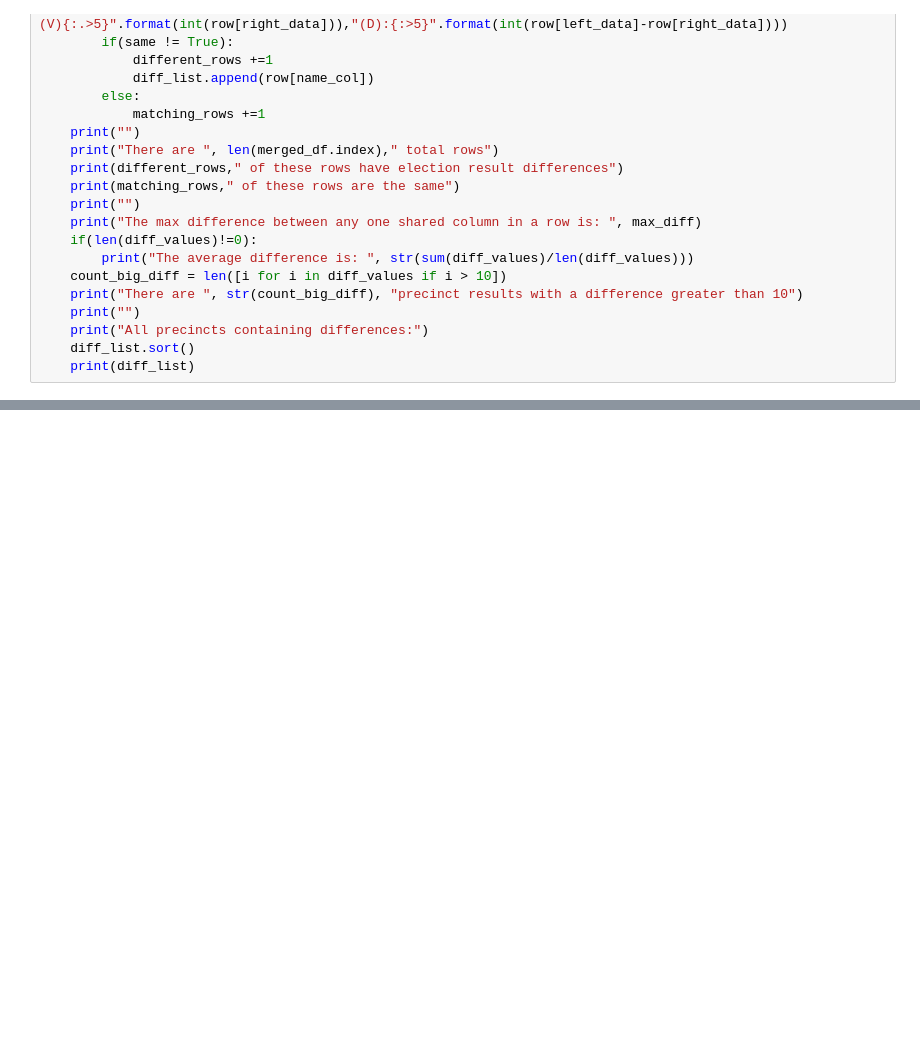
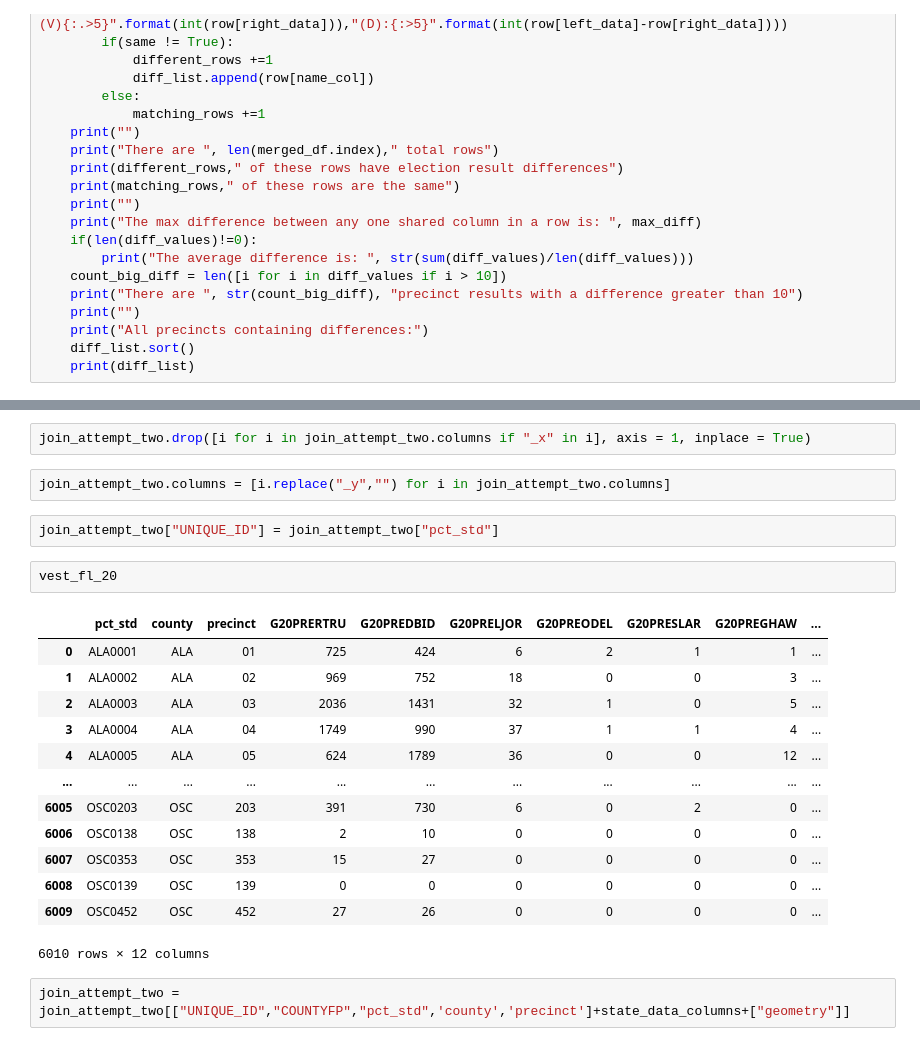
Before and after one commit to nonpartisan-redistricting-datahub/erj-fl, a Jupyter notebook: 2020/general/fl_gen_20_st_prec.ipynb, the cells around one changed output, grey strips where cells are left out. Drawn from its saved outputs; the diff is of its cells as text; blank space fills up the shorter version.

```diff
--- a/2020/general/fl_gen_20_st_prec.ipynb
+++ b/2020/general/fl_gen_20_st_prec.ipynb
@@ -947,0 +1113,24 @@ All precincts containing differences:
+# %%
+join_attempt_two.drop([i for i in join_attempt_two.columns if "_x" in i], axis = 1, inplace = True)
+# %%
+join_attempt_two.columns = [i.replace("_y","") for i in join_attempt_two.columns]
+# %%
+join_attempt_two["UNIQUE_ID"] = join_attempt_two["pct_std"]
+# %%
+vest_fl_20
+# %% [output]
+|  | pct_std | county | precinct | G20PRERTRU | G20PREDBID | G20PRELJOR | G20PREODEL | G20PRESLAR | G20PREGHAW | ... |
+| 0 | ALA0001 | ALA | 01 | 725 | 424 | 6 | 2 | 1 | 1 | ... |
+| 1 | ALA0002 | ALA | 02 | 969 | 752 | 18 | 0 | 0 | 3 | ... |
+| 2 | ALA0003 | ALA | 03 | 2036 | 1431 | 32 | 1 | 0 | 5 | ... |
+| 3 | ALA0004 | ALA | 04 | 1749 | 990 | 37 | 1 | 1 | 4 | ... |
+| 4 | ALA0005 | ALA | 05 | 624 | 1789 | 36 | 0 | 0 | 12 | ... |
+| ... | ... | ... | ... | ... | ... | ... | ... | ... | ... | ... |
+| 6005 | OSC0203 | OSC | 203 | 391 | 730 | 6 | 0 | 2 | 0 | ... |
+| 6006 | OSC0138 | OSC | 138 | 2 | 10 | 0 | 0 | 0 | 0 | ... |
+| 6007 | OSC0353 | OSC | 353 | 15 | 27 | 0 | 0 | 0 | 0 | ... |
+| 6008 | OSC0139 | OSC | 139 | 0 | 0 | 0 | 0 | 0 | 0 | ... |
+| 6009 | OSC0452 | OSC | 452 | 27 | 26 | 0 | 0 | 0 | 0 | ... |
+6010 rows × 12 columns
+# %%
+join_attempt_two = join_attempt_two[["UNIQUE_ID","COUNTYFP","pct_std",'county','precinct']+state_data_columns+["geometry"]]
```
Also changed, not shown: parts of 67 cells of this notebook, 4 other files.
